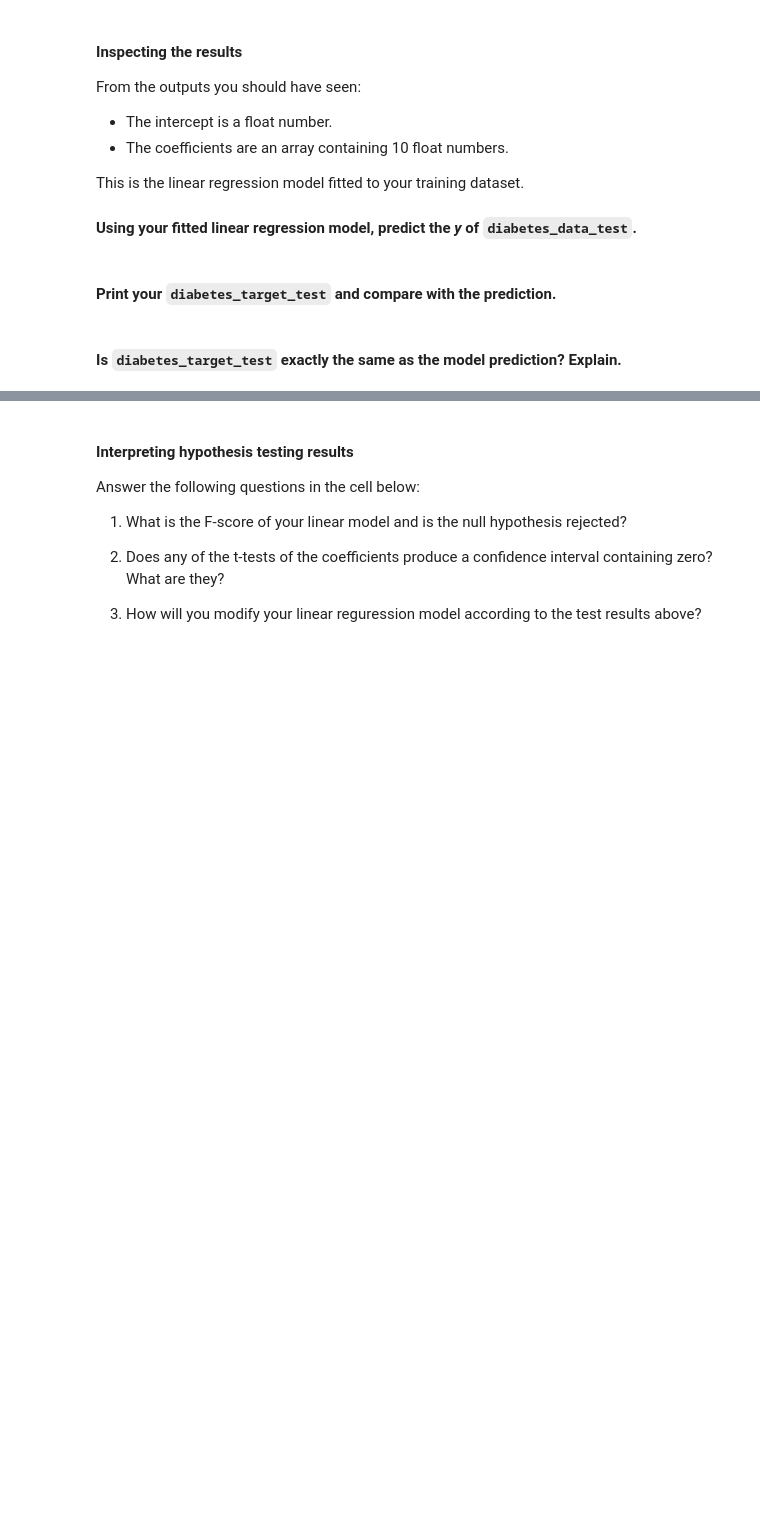
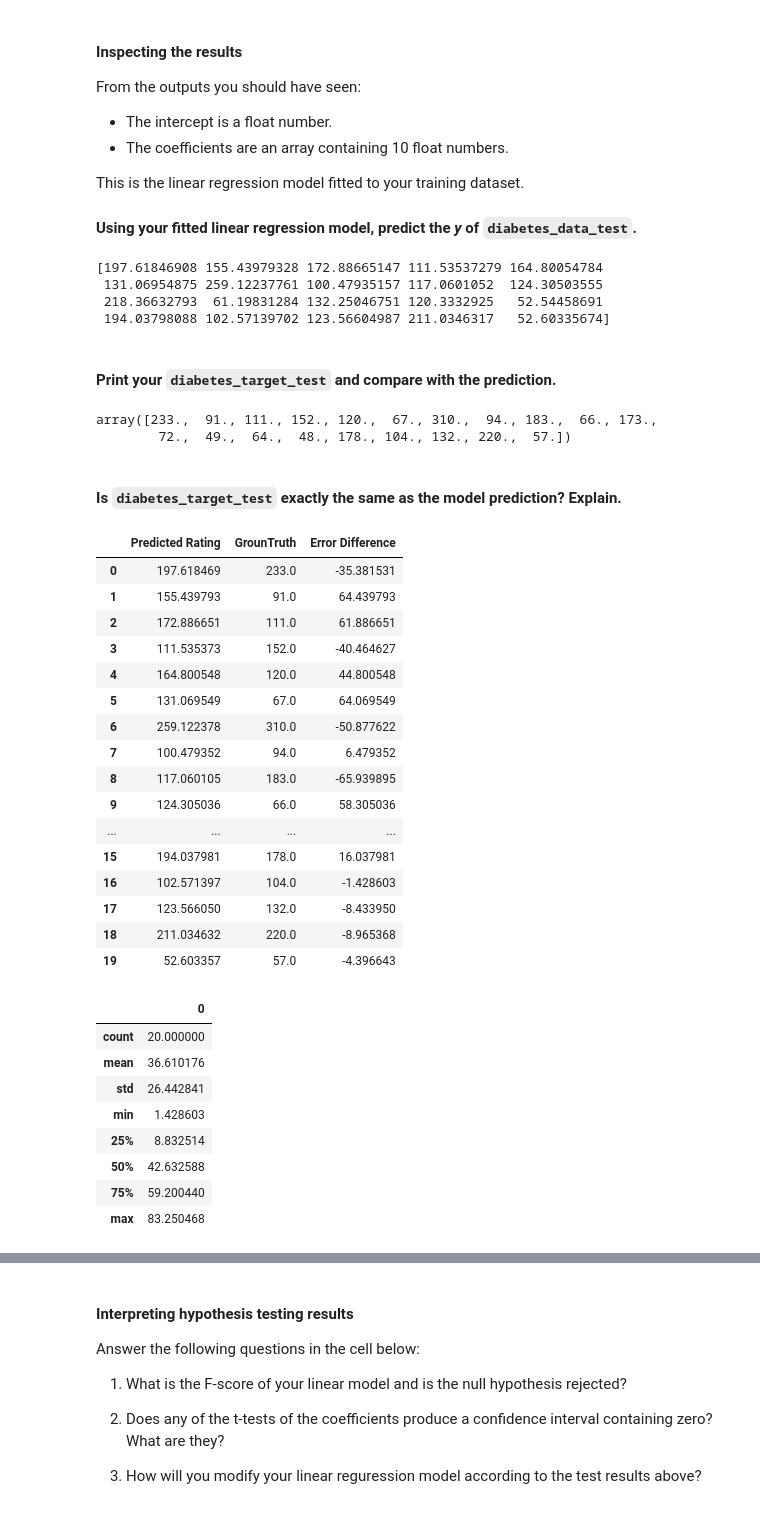
Before and after one commit to LauraRepullo/datamad0119, a Jupyter notebook: module-3/lab-supervised-learning-sklearn/your-code/main.ipynb, the cells around one changed output, grey strips where cells are left out. Saved outputs shown, nothing was run; the diff lists cells and outputs as text; code cells hidden in the pictures; blank space fills up the shorter version.

```diff
--- a/module-3/lab-supervised-learning-sklearn/your-code/main.ipynb
+++ b/module-3/lab-supervised-learning-sklearn/your-code/main.ipynb
@@ -115,6 +121,7 @@ Also take a look at the `sklearn.linear_model.LinearRegression` [documentation](
 #### Create a new instance of the linear regression model and assign the new instance to the variable `diabetes_model`.
 # %%
 # Your code here:
+diabetes_model = linear_model.LinearRegression()
 # %% [markdown]
 #### Next, let's split the training and test data.
 
@@ -124,2 +129,9 @@ Define `diabetes_data_train`, `diabetes_target_train`, `diabetes_data_test`, and
+# %%
+# Your code here:
+diabetes_data_train = diabetesDataset.data[0:422]
+diabetes_data_test = diabetesDataset.data[422:442]
+
+diabetes_target_train = diabetesDataset.target[0:422]
+diabetes_target_test = diabetesDataset.target[422:442]
 # %% [markdown]
 Fit the training data and target to `diabetes_model`. Print the *intercept* and *coefficients* of the model.
@@ -127,0 +138,5 @@ Fit the training data and target to `diabetes_model`. Print the *intercept* and
+# %%
+# Your code here:
+diabetes_model.fit(diabetes_data_train, diabetes_target_train)
+print(diabetes_model.intercept_)
+print(diabetes_model.coef_)
@@ -137,10 +157,21 @@ This is the linear regression model fitted to your training dataset.
 
 #### Using your fitted linear regression model, predict the *y* of `diabetes_data_test`.
 # %%
-# Your code here:
+# Your code here
+vp = diabetes_model.predict(diabetes_data_test)
+print(vp)
+# %% [output]
+[197.61846908 155.43979328 172.88665147 111.53537279 164.80054784
+ 131.06954875 259.12237761 100.47935157 117.0601052  124.30503555
+ 218.36632793  61.19831284 132.25046751 120.3332925   52.54458691
+ 194.03798088 102.57139702 123.56604987 211.0346317   52.60335674]
 # %% [markdown]
 #### Print your `diabetes_target_test` and compare with the prediction.
 # %%
 # Your code here:
+diabetes_target_test
+# %% [output]
+array([233.,  91., 111., 152., 120.,  67., 310.,  94., 183.,  66., 173.,
+        72.,  49.,  64.,  48., 178., 104., 132., 220.,  57.])
 # %% [markdown]
 #### Is `diabetes_target_test` exactly the same as the model prediction? Explain.
@@ -149,3 +178,46 @@ This is the linear regression model fitted to your training dataset.
+# %%
+# Your explanation here:
+diff = vp - diabetes_target_test
+
+df1 = pd.DataFrame(np.array([vp,diabetes_target_test,vp - diabetes_target_test]).T)
+
+df1.columns = ['Predicted Rating',"GroundTruth","Error Difference"]
+
+df2 = pd.DataFrame(np.abs(vp - diabetes_target_test)) # en números absolutos
+
+
+display(df1, df2.describe())
+
+#df2 = pd.DataFrame(np.abs(rgs.predict(X_test) - y_test)) # en números absolutos
+
+#display(df1, df2.describe())
+# %% [output]
+|  | Predicted Rating | GrounTruth | Error Difference |
+| 0 | 197.618469 | 233.0 | -35.381531 |
+| 1 | 155.439793 | 91.0 | 64.439793 |
+| 2 | 172.886651 | 111.0 | 61.886651 |
+| 3 | 111.535373 | 152.0 | -40.464627 |
+| 4 | 164.800548 | 120.0 | 44.800548 |
+| 5 | 131.069549 | 67.0 | 64.069549 |
+| 6 | 259.122378 | 310.0 | -50.877622 |
+| 7 | 100.479352 | 94.0 | 6.479352 |
+| 8 | 117.060105 | 183.0 | -65.939895 |
+| 9 | 124.305036 | 66.0 | 58.305036 |
+| ... | ... | ... | ... |
+| 15 | 194.037981 | 178.0 | 16.037981 |
+| 16 | 102.571397 | 104.0 | -1.428603 |
+| 17 | 123.566050 | 132.0 | -8.433950 |
+| 18 | 211.034632 | 220.0 | -8.965368 |
+| 19 | 52.603357 | 57.0 | -4.396643 |
+|  | 0 |
+| count | 20.000000 |
+| mean | 36.610176 |
+| std | 26.442841 |
+| min | 1.428603 |
+| 25% | 8.832514 |
+| 50% | 42.632588 |
+| 75% | 59.200440 |
+| max | 83.250468 |
 # %% [markdown]
 # Bonus Challenge 1 - Hypothesis Testing with `statsmodels`
 
```
Also changed, not shown: parts of 19 cells of this notebook.
